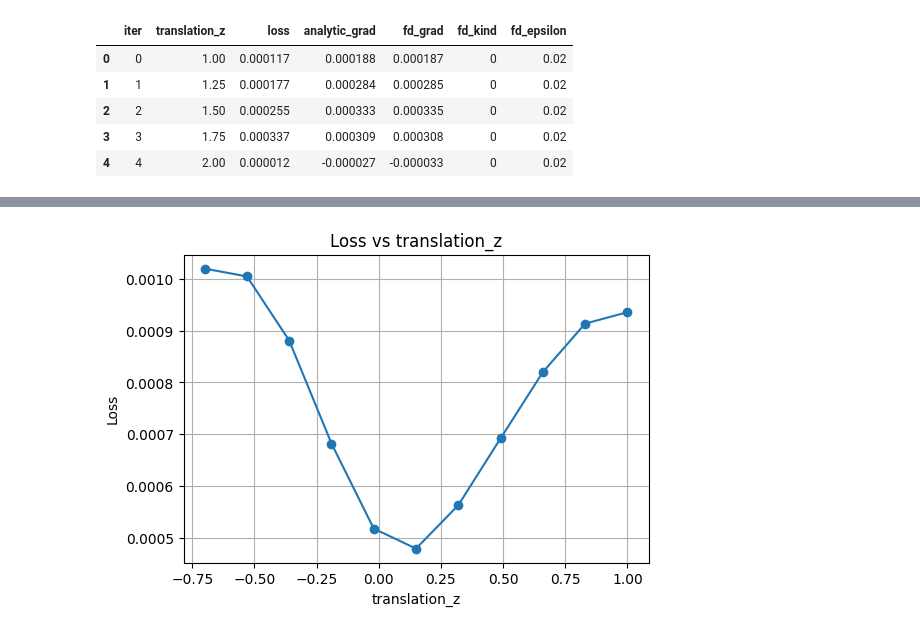
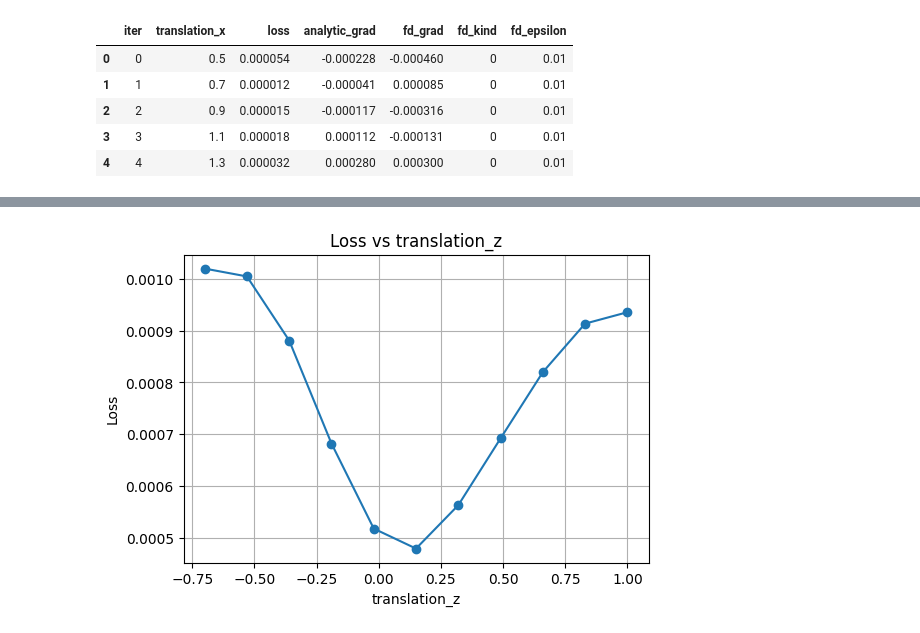
Before and after one commit to M-Gjerde/DifferentiablePointRendering, a Jupyter notebook: python/finite_difference/notebook_scatter_2.ipynb, the cells around one changed output, grey strips where cells are left out. Saved outputs shown, nothing was run; the diff lists cells and outputs as text; code cells hidden in the pictures.

```diff
--- a/python/finite_difference/notebook_scatter_2.ipynb
+++ b/python/finite_difference/notebook_scatter_2.ipynb
@@ -1,31 +1,31 @@
 # %%
 import pandas as pd
 from pathlib import Path
 
 index = "1"
 test = "0"
-parameter = "translation_z"
-scene = "transmit"
+parameter= "translation_x"
+scene = "simple_1"
 camera = "camera1"
 csv_path = Path(f"Output/{scene}/{parameter}/{index}/{test}/{camera}_{parameter}_sweep.csv")
 
 if not csv_path.exists():
     raise FileNotFoundError(f"CSV file not found: {csv_path}")
 
 df = pd.read_csv(csv_path)
 
 required_columns = {f"{parameter}", "loss", "analytic_grad", "fd_grad"}
 if not required_columns.issubset(df.columns):
     raise RuntimeError(f"CSV must contain columns: {required_columns}")
 
 df.head()
 # %% [output]
-|  | iter | translation_z | loss | analytic_grad | fd_grad | fd_kind | fd_epsilon |
-| 0 | 0 | 1.00 | 0.000117 | 0.000188 | 0.000187 | 0 | 0.02 |
-| 1 | 1 | 1.25 | 0.000177 | 0.000284 | 0.000285 | 0 | 0.02 |
-| 2 | 2 | 1.50 | 0.000255 | 0.000333 | 0.000335 | 0 | 0.02 |
-| 3 | 3 | 1.75 | 0.000337 | 0.000309 | 0.000308 | 0 | 0.02 |
-| 4 | 4 | 2.00 | 0.000012 | -0.000027 | -0.000033 | 0 | 0.02 |
+|  | iter | translation_x | loss | analytic_grad | fd_grad | fd_kind | fd_epsilon |
+| 0 | 0 | 0.5 | 0.000054 | -0.000228 | -0.000460 | 0 | 0.01 |
+| 1 | 1 | 0.7 | 0.000012 | -0.000041 | 0.000085 | 0 | 0.01 |
+| 2 | 2 | 0.9 | 0.000015 | -0.000117 | -0.000316 | 0 | 0.01 |
+| 3 | 3 | 1.1 | 0.000018 | 0.000112 | -0.000131 | 0 | 0.01 |
+| 4 | 4 | 1.3 | 0.000032 | 0.000280 | 0.000300 | 0 | 0.01 |
 # %%
 import matplotlib.pyplot as plt
 
```
Also changed, not shown: parts of 2 cells of this notebook, 8 other files.
